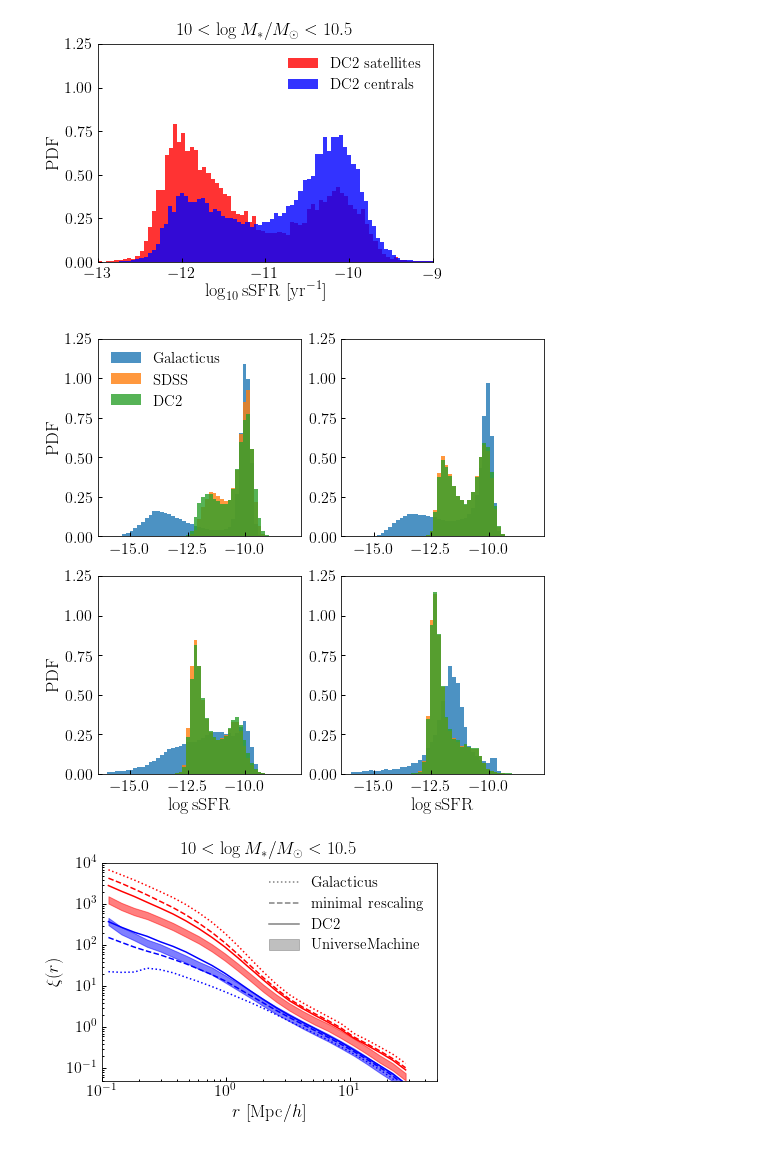
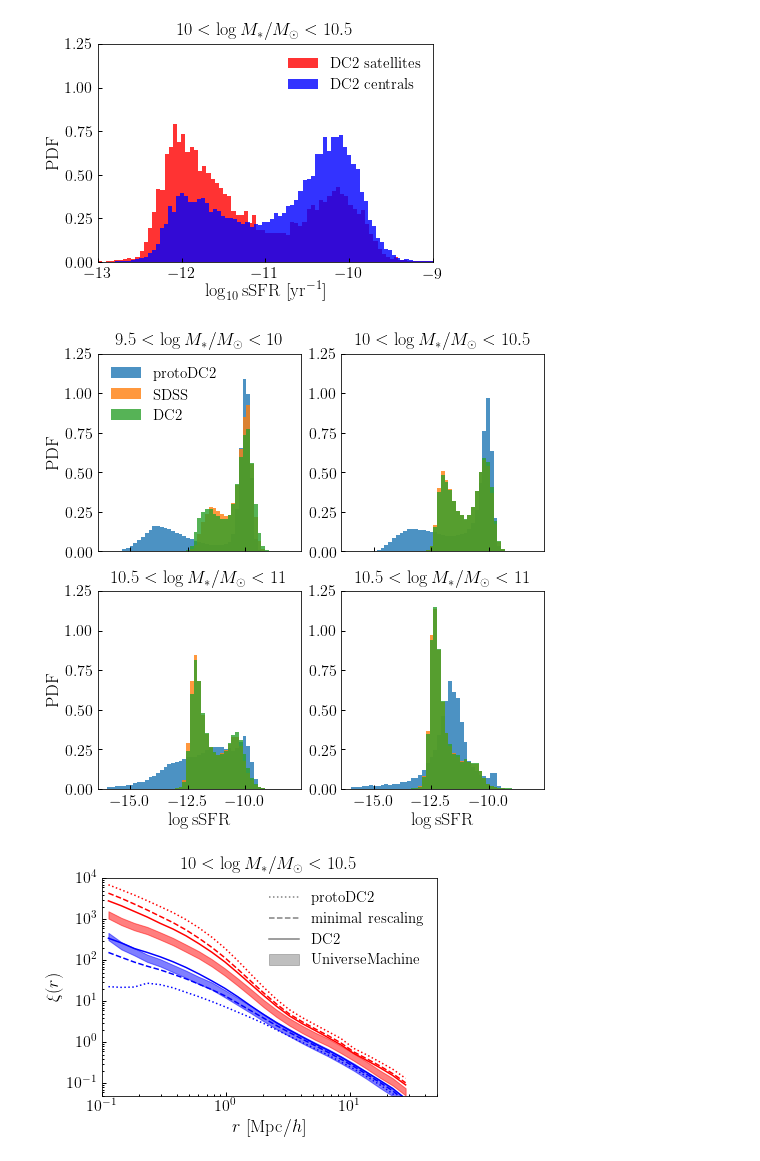
Before and after one commit to dkorytov/rescale_dc2, a Jupyter notebook: notebooks/dc2_ssfr_rescaling.ipynb, the cells around one changed output. Cells and saved outputs as stored; diff of their text form; code cells hidden in the pictures.

```diff
--- a/notebooks/dc2_ssfr_rescaling.ipynb
+++ b/notebooks/dc2_ssfr_rescaling.ipynb
@@ -122,11 +122,13 @@ sm_mask_sdss = sdss['sm'] >= low_sm
 sm_mask_sdss *= sdss['sm'] < high_sm
 
 __=ax1.hist(protoDC2_z0['ssfr'][sm_mask], normed=True, alpha=0.8, bins=ssfr_bins,
-          label=r'${\rm Galacticus}$')
+          label=r'${\rm protoDC2}$')
 __=ax1.hist(sdss['ssfr'][sm_mask_sdss], normed=True, alpha=0.8, bins=ssfr_bins,
           label=r'${\rm SDSS}$')
 __=ax1.hist(protoDC2_z0['remapped_ssfr'][sm_mask], normed=True, alpha=0.8, bins=ssfr_bins,
            label=r'${\rm DC2}$')
+title1 = ax1.set_title(r'$9.5 < \log M_{\ast}/M_{\odot} < 10$')
+__=ax1.xaxis.set_ticklabels('')
 
 
 #  Upper-right panel
@@ -142,6 +144,8 @@ __=ax2.hist(sdss['ssfr'][sm_mask_sdss], normed=True, alpha=0.8, bins=ssfr_bins,
           label=r'${\rm SDSS}$')
 __=ax2.hist(protoDC2_z0['remapped_ssfr'][sm_mask], normed=True, alpha=0.8, bins=ssfr_bins,
            label=r'${\rm DC2}$')
+title2 = ax2.set_title(r'$10 < \log M_{\ast}/M_{\odot} < 10.5$')
+__=ax2.xaxis.set_ticklabels('')
 
 #  lower-left panel
 low_sm, high_sm = 10.5, 11
@@ -156,35 +160,37 @@ __=ax3.hist(sdss['ssfr'][sm_mask_sdss], normed=True, alpha=0.8, bins=ssfr_bins,
           label=r'${\rm SDSS}$')
 __=ax3.hist(protoDC2_z0['remapped_ssfr'][sm_mask], normed=True, alpha=0.8, bins=ssfr_bins,
            label=r'${\rm DC2}$')
+title3 = ax3.set_title(r'$10.5 < \log M_{\ast}/M_{\odot} < 11$')
 
 #  lower-right panel
 low_sm, high_sm = 11, 11.5
 sm_mask = protoDC2_z0['totalMassStellar'] >= 10**low_sm
 sm_mask *= protoDC2_z0['totalMassStellar'] < 10**high_sm
 sm_mask_sdss = sdss['sm'] >= low_sm
 sm_mask_sdss *= sdss['sm'] < high_sm
 
 __=ax4.hist(protoDC2_z0['ssfr'][sm_mask], normed=True, alpha=0.8, bins=ssfr_bins,
           label=r'${\rm Galacticus}$')
 __=ax4.hist(sdss['ssfr'][sm_mask_sdss], normed=True, alpha=0.8, bins=ssfr_bins,
           label=r'${\rm SDSS}$')
 __=ax4.hist(protoDC2_z0['remapped_ssfr'][sm_mask], normed=True, alpha=0.8, bins=ssfr_bins,
            label=r'${\rm DC2}$')
+title4 = ax4.set_title(r'$10.5 < \log M_{\ast}/M_{\odot} < 11$')
 
 for ax in (ax1, ax2, ax3, ax4):
     ylim = ax.set_ylim(0, 1.25)
 
 leg = ax1.legend()
 
 xlabel3 = ax3.set_xlabel(r'$\log {\rm sSFR}$')
 xlabel4 = ax4.set_xlabel(r'$\log {\rm sSFR}$')
 ylable1 = ax1.set_ylabel(r'${\rm PDF}$')
 ylabel3 = ax3.set_ylabel(r'${\rm PDF}$')
 
 figname = 'ssfr_distribution_dc2_vs_sdss.pdf'
 fig.savefig(figname, bbox_extra_artists=[xlabel3, ylabel3], bbox_inches='tight')
 # %% [output]
-[figure, old version]
+[figure, new version]
 # %%
 from halotools.mock_observables import tpcf, return_xyz_formatted_array
 
@@ -249,7 +255,7 @@ __=ax.fill_between(rmids, 0.8*xi_q_um, 1.2*xi_q_um, color='red', alpha=0.5,
 __=ax.fill_between(rmids, 0.8*xi_sf_um, 1.2*xi_sf_um, color='blue', alpha=0.5)
 
 
-__=ax.plot(rmids, xi_q, ':', color='red', label=r'${\rm Galacticus}$')
+__=ax.plot(rmids, xi_q, ':', color='red', label=r'${\rm protoDC2}$')
 __=ax.plot(rmids, xi_q_remapped_no_scatter, '--', color='red',
            label=r'${\rm minimal\ rescaling}$')
 __=ax.plot(rmids, xi_q_remapped, color='red', label=r'${\rm DC2}$')
@@ -273,7 +279,7 @@ legend.legendHandles[3].set_color('gray')
 figname = 'ssfr_tpcf_dc2_vs_umachine.pdf'
 fig.savefig(figname, bbox_extra_artists=[xlabel, ylabel], bbox_inches='tight')
 # %% [output]
-[figure, old version]
+[figure, new version]
 # %%
 low_sm, high_sm = 10, 10.5
 
```
Also changed, not shown: parts of 1 cell of this notebook.
